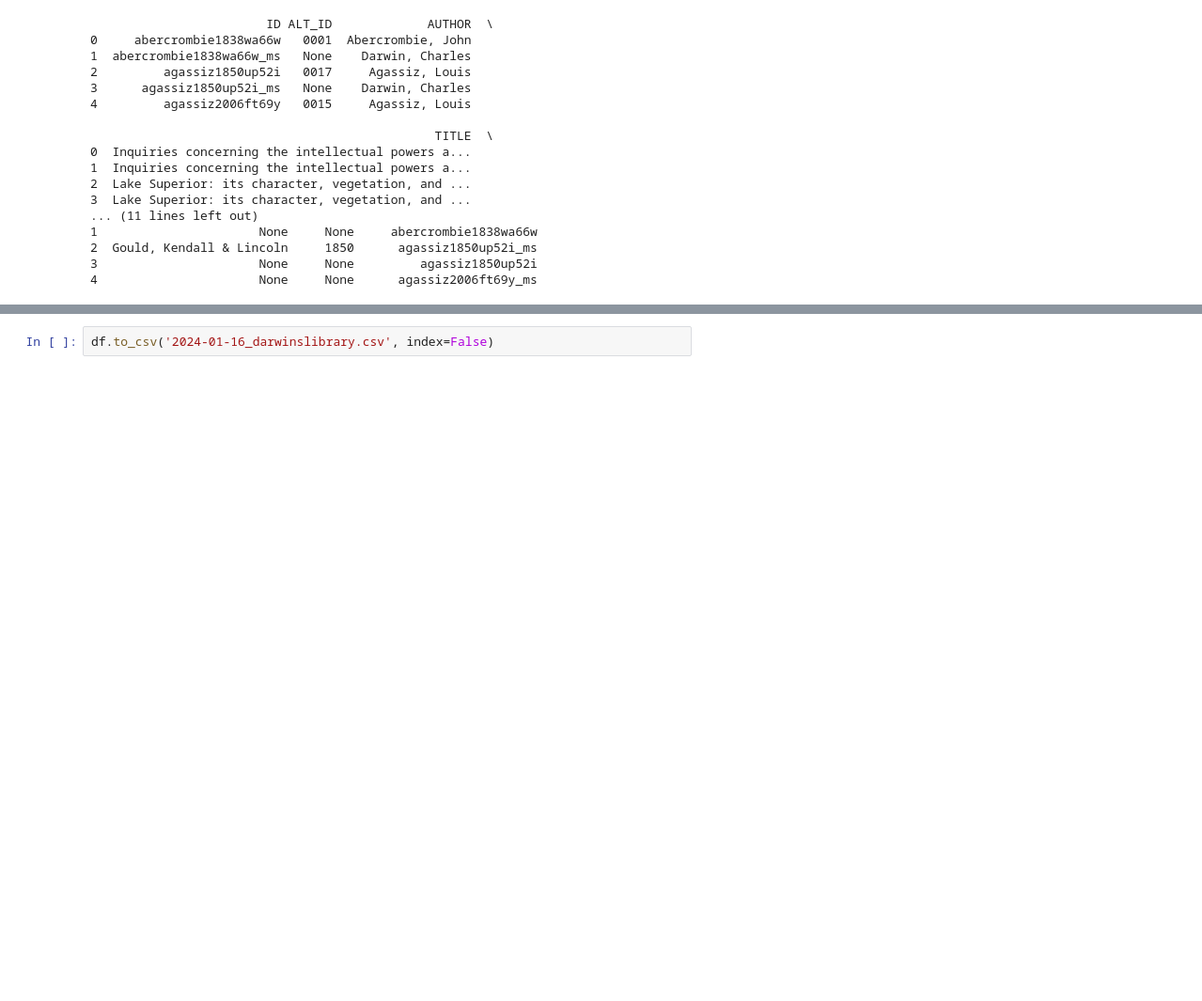
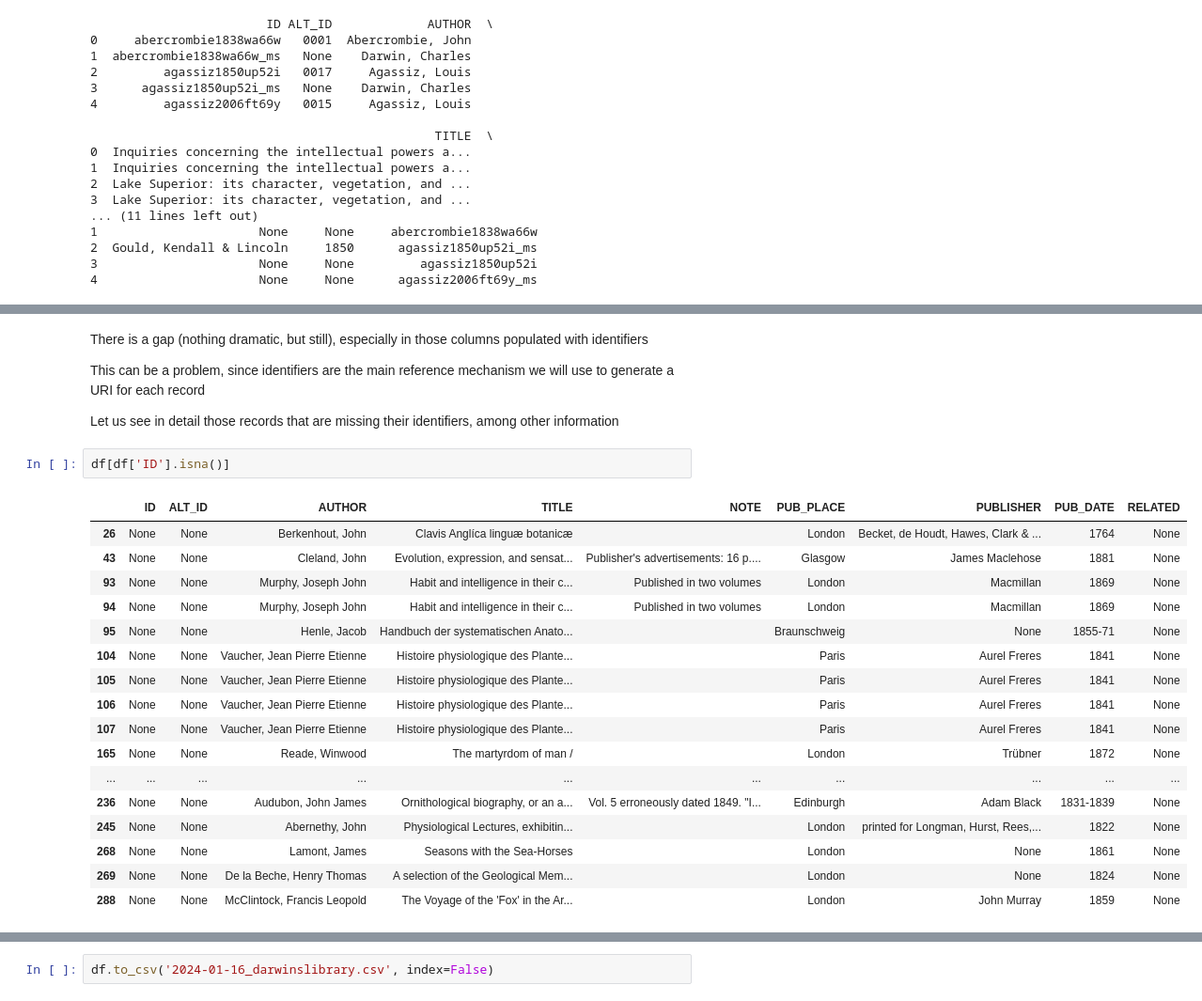
Before and after one commit to sbrzt/marc2lod, a Jupyter notebook: notebook.ipynb, the cells around one changed output, grey strips where cells are left out. Shown: that part at 94% size. Cells and saved outputs as stored; diff of their text form; blank space fills up the shorter version.

```diff
--- a/notebook.ipynb
+++ b/notebook.ipynb
@@ -275,0 +367,26 @@ print(df.head())
+# %% [markdown]
+There is a gap (nothing dramatic, but still), especially in those columns populated with identifiers
+
+This can be a problem, since identifiers are the main reference mechanism we will use to generate a URI for each record
+
+Let us see in detail those records that are missing their identifiers, among other information
+# %%
+df[df['ID'].isna()]
+# %% [output]
+|  | ID | ALT_ID | AUTHOR | TITLE | NOTE | PUB_PLACE | PUBLISHER | PUB_DATE | RELATED |
+| 26 | None | None | Berkenhout, John | Clavis Anglíca linguæ botanicæ |  | London | Becket, de Houdt, Hawes, Clark & ... | 1764 | None |
+| 43 | None | None | Cleland, John | Evolution, expression, and sensat... | Publisher's advertisements: 16 p.... | Glasgow | James Maclehose | 1881 | None |
+| 93 | None | None | Murphy, Joseph John | Habit and intelligence in their c... | Published in two volumes | London | Macmillan | 1869 | None |
+| 94 | None | None | Murphy, Joseph John | Habit and intelligence in their c... | Published in two volumes | London | Macmillan | 1869 | None |
+| 95 | None | None | Henle, Jacob | Handbuch der systematischen Anato... |  | Braunschweig | None | 1855-71 | None |
+| 104 | None | None | Vaucher, Jean Pierre Etienne | Histoire physiologique des Plante... |  | Paris | Aurel Freres | 1841 | None |
+| 105 | None | None | Vaucher, Jean Pierre Etienne | Histoire physiologique des Plante... |  | Paris | Aurel Freres | 1841 | None |
+| 106 | None | None | Vaucher, Jean Pierre Etienne | Histoire physiologique des Plante... |  | Paris | Aurel Freres | 1841 | None |
+| 107 | None | None | Vaucher, Jean Pierre Etienne | Histoire physiologique des Plante... |  | Paris | Aurel Freres | 1841 | None |
+| 165 | None | None | Reade, Winwood | The martyrdom of man / |  | London | Trübner | 1872 | None |
+| ... | ... | ... | ... | ... | ... | ... | ... | ... | ... |
+| 236 | None | None | Audubon, John James | Ornithological biography, or an a... | Vol. 5 erroneously dated 1849. "I... | Edinburgh | Adam Black | 1831-1839 | None |
+| 245 | None | None | Abernethy, John | Physiological Lectures, exhibitin... |  | London | printed for Longman, Hurst, Rees,... | 1822 | None |
+| 268 | None | None | Lamont, James | Seasons with the Sea-Horses |  | London | None | 1861 | None |
+| 269 | None | None | De la Beche, Henry Thomas | A selection of the Geological Mem... |  | London | None | 1824 | None |
+| 288 | None | None | McClintock, Francis Leopold | The Voyage of the 'Fox' in the Ar... |  | London | John Murray | 1859 | None |
```
Also changed, not shown: parts of 25 cells of this notebook.
